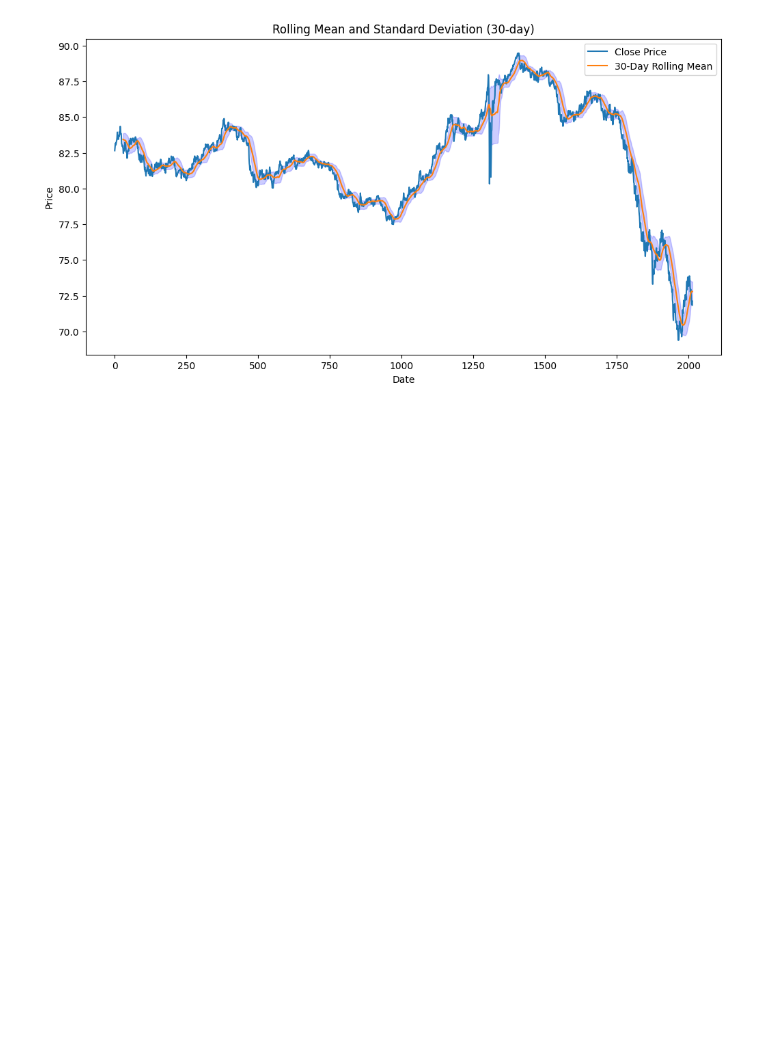
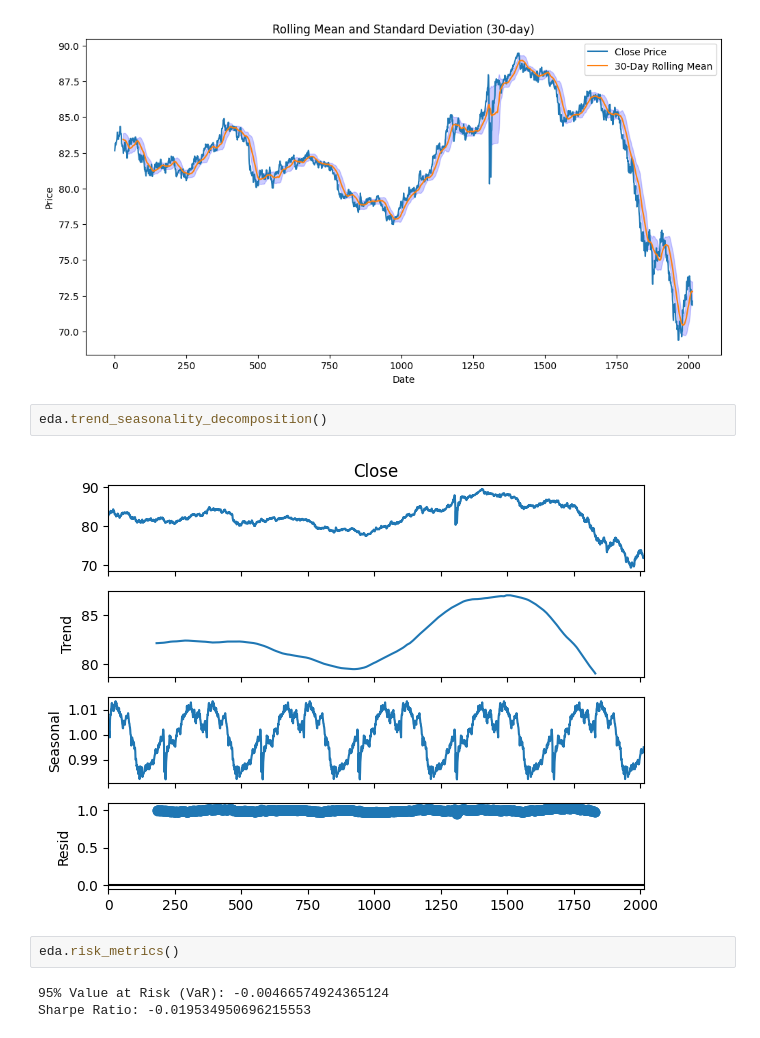
Before and after one commit to Endekalu777/Forecasting-Portfolio-Strategies, a Jupyter notebook: notebooks/BND_financial_eda.ipynb, the cells around one changed output. Cells and saved outputs as stored; diff of their text form; blank space fills up the shorter version.

```diff
--- a/notebooks/BND_financial_eda.ipynb
+++ b/notebooks/BND_financial_eda.ipynb
@@ -18,3 +18,12 @@ eda.daily_percentage_change()
 eda.rolling_stats()
 # %% [output]
 [figure]
+# %%
+eda.trend_seasonality_decomposition()
+# %% [output]
+[figure, added]
+# %%
+eda.risk_metrics()
+# %% [output]
+95% Value at Risk (VaR): -0.00466574924365124
+Sharpe Ratio: -0.019534950696215553
```
Also changed, not shown: 3 other files.
